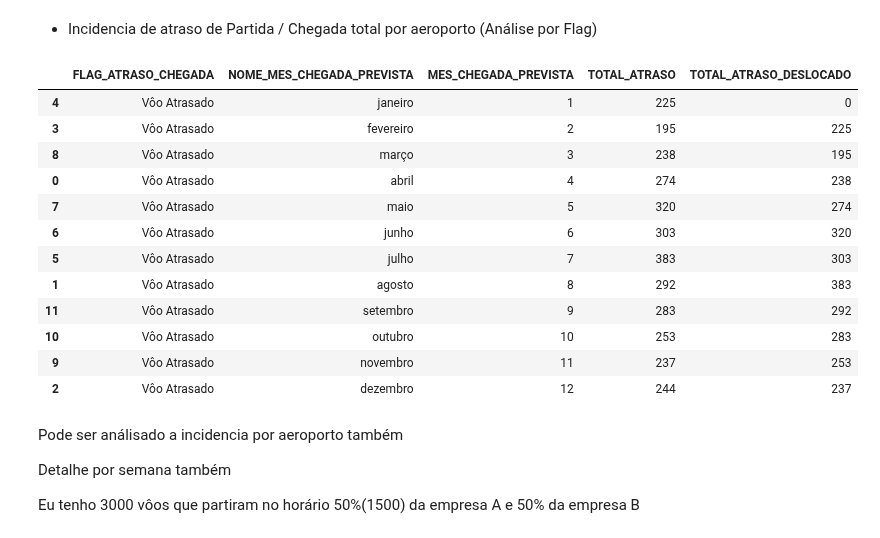
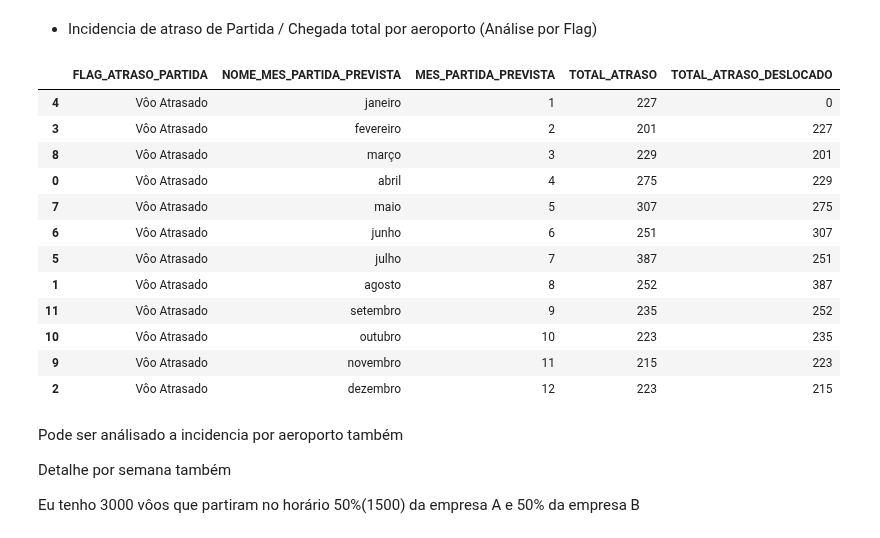
Before and after one commit to rodrigorocha1/dashboard_dados_voos_python, a Jupyter notebook: notebooks/visualizacoes.ipynb, the cells around one changed output. Cells and saved outputs as stored; diff of their text form; code cells hidden in the pictures.

```diff
--- a/notebooks/visualizacoes.ipynb
+++ b/notebooks/visualizacoes.ipynb
@@ -303,16 +300,0 @@ fig.show()
-# %%
-colunas = [
-    'FAIXA_ATRASO_PARTIDA',
-    'MES_PARTIDA_PREVISTA',
-    'NOME_MES_PARTIDA_PREVISTA',
-    'SIGLA_ICAO_AEROPORTO_ORIGEM',
-    'NOME_AEROPORTO_ORIGEM',
-    'SIGLA_ICAO_EMPRESA_AEREA',
-    'NOME_EMPRESA',
-    'INDICE_SEMANA_PARTIDA_PREVISTA',
-    'DIA_DA_SEMANA_PARTIDA_PREVISTA'
-]
-dataframe = pd.read_parquet(caminho_base, columns=colunas)
-# %%
-dataframe = dataframe.query('SIGLA_ICAO_EMPRESA_AEREA == "AZU" and SIGLA_ICAO_AEROPORTO_ORIGEM=="SBRP" and MES_PARTIDA_PREVISTA  == 2')
-# dataframe = dataframe.query('SIGLA_ICAO_EMPRESA_AEREA == "AZU" and SIGLA_ICAO_AEROPORTO_ORIGEM=="SBRP" ')
@@ -338,2 +300,0 @@ memory usage: 8.2 KB
-# %%
-dataframe[['FAIXA_ATRASO_PARTIDA', 'NOME_MES_PARTIDA_PREVISTA','DIA_DA_SEMANA_PARTIDA_PREVISTA' ]] = dataframe[['FAIXA_ATRASO_PARTIDA', 'NOME_MES_PARTIDA_PREVISTA','DIA_DA_SEMANA_PARTIDA_PREVISTA' ]].astype('string')
@@ -447,6 +360,3 @@ obter_variacao_incidencia(mes=1, sigla_aeroporto='SBRP', path_coluna_analise='PA
 | 1 | Vôo Atrasado | Fim de Semana | 67 | 227 | ... |
 | 2 | Vôo no horário | Dia Útil | 346 | 378 | ... |
 | 3 | Vôo no horário | Fim de Semana | 32 | 378 | ... |
-# %%
-dataframe = pd.read_parquet(caminho_base, columns=colunas)
-dataframe.head()
@@ -536,25 +420,25 @@ def obter_variacao_flag_atraso(
     return dataframe
 # %%
 dataframe = obter_variacao_flag_atraso(
-    flag_partida_chegada='CHEGADA',
+    flag_partida_chegada='PARTIDA',
     flag_atraso='Vôo Atrasado',
     sigla_aeroporto='SBRP'
 )
 dataframe
 # %% [output]
-|  | FLAG_ATRASO_CHEGADA | NOME_MES_CHEGADA_PREVISTA | MES_CHEGADA_PREVISTA | TOTAL_ATRASO | TOTAL_ATRASO_DESLOCADO |
-| 4 | Vôo Atrasado | janeiro | 1 | 225 | 0 |
-| 3 | Vôo Atrasado | fevereiro | 2 | 195 | 225 |
-| 8 | Vôo Atrasado | março | 3 | 238 | 195 |
-| 0 | Vôo Atrasado | abril | 4 | 274 | 238 |
-| 7 | Vôo Atrasado | maio | 5 | 320 | 274 |
-| 6 | Vôo Atrasado | junho | 6 | 303 | 320 |
-| 5 | Vôo Atrasado | julho | 7 | 383 | 303 |
-| 1 | Vôo Atrasado | agosto | 8 | 292 | 383 |
-| 11 | Vôo Atrasado | setembro | 9 | 283 | 292 |
-| 10 | Vôo Atrasado | outubro | 10 | 253 | 283 |
-| 9 | Vôo Atrasado | novembro | 11 | 237 | 253 |
-| 2 | Vôo Atrasado | dezembro | 12 | 244 | 237 |
+|  | FLAG_ATRASO_PARTIDA | NOME_MES_PARTIDA_PREVISTA | MES_PARTIDA_PREVISTA | TOTAL_ATRASO | TOTAL_ATRASO_DESLOCADO |
+| 4 | Vôo Atrasado | janeiro | 1 | 227 | 0 |
+| 3 | Vôo Atrasado | fevereiro | 2 | 201 | 227 |
+| 8 | Vôo Atrasado | março | 3 | 229 | 201 |
+| 0 | Vôo Atrasado | abril | 4 | 275 | 229 |
+| 7 | Vôo Atrasado | maio | 5 | 307 | 275 |
+| 6 | Vôo Atrasado | junho | 6 | 251 | 307 |
+| 5 | Vôo Atrasado | julho | 7 | 387 | 251 |
+| 1 | Vôo Atrasado | agosto | 8 | 252 | 387 |
+| 11 | Vôo Atrasado | setembro | 9 | 235 | 252 |
+| 10 | Vôo Atrasado | outubro | 10 | 223 | 235 |
+| 9 | Vôo Atrasado | novembro | 11 | 215 | 223 |
+| 2 | Vôo Atrasado | dezembro | 12 | 223 | 215 |
 # %%
 fig = go.Figure()
 fig.add_trace(
```
Also changed, not shown: parts of 10 cells of this notebook.
